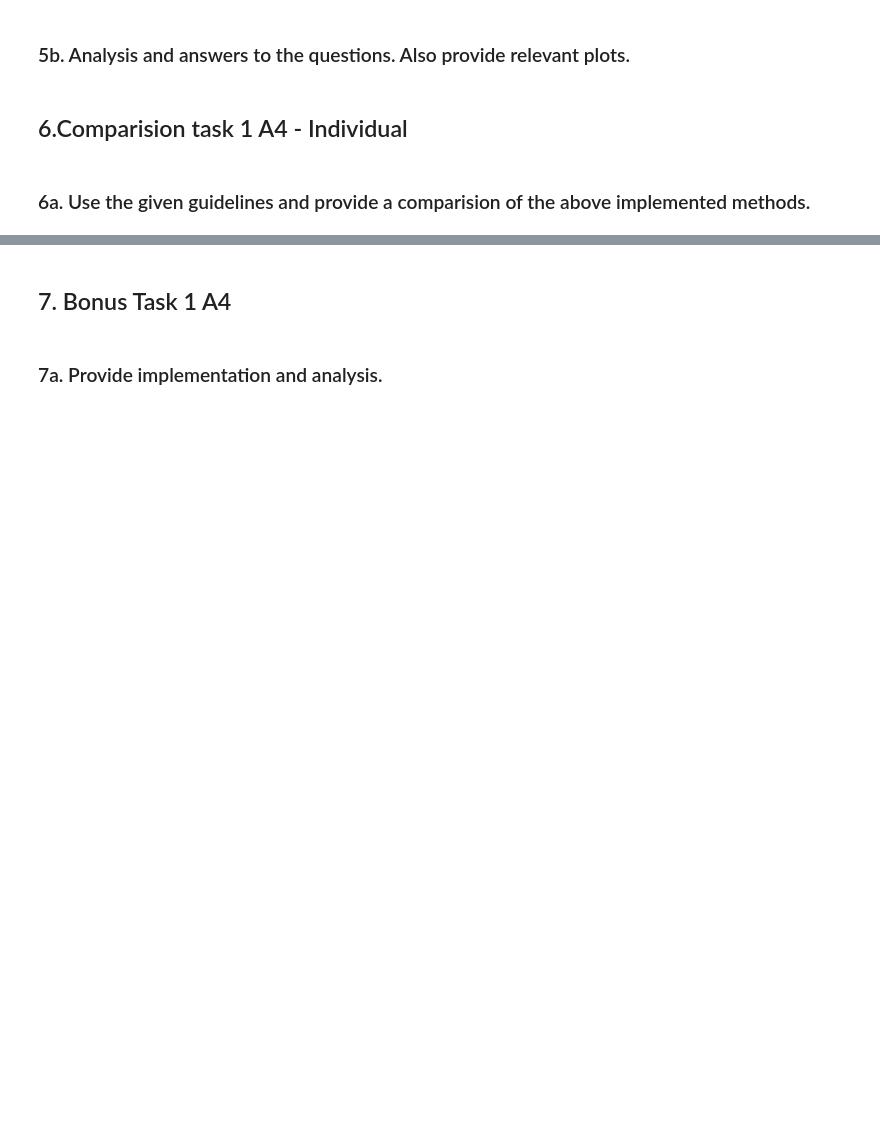
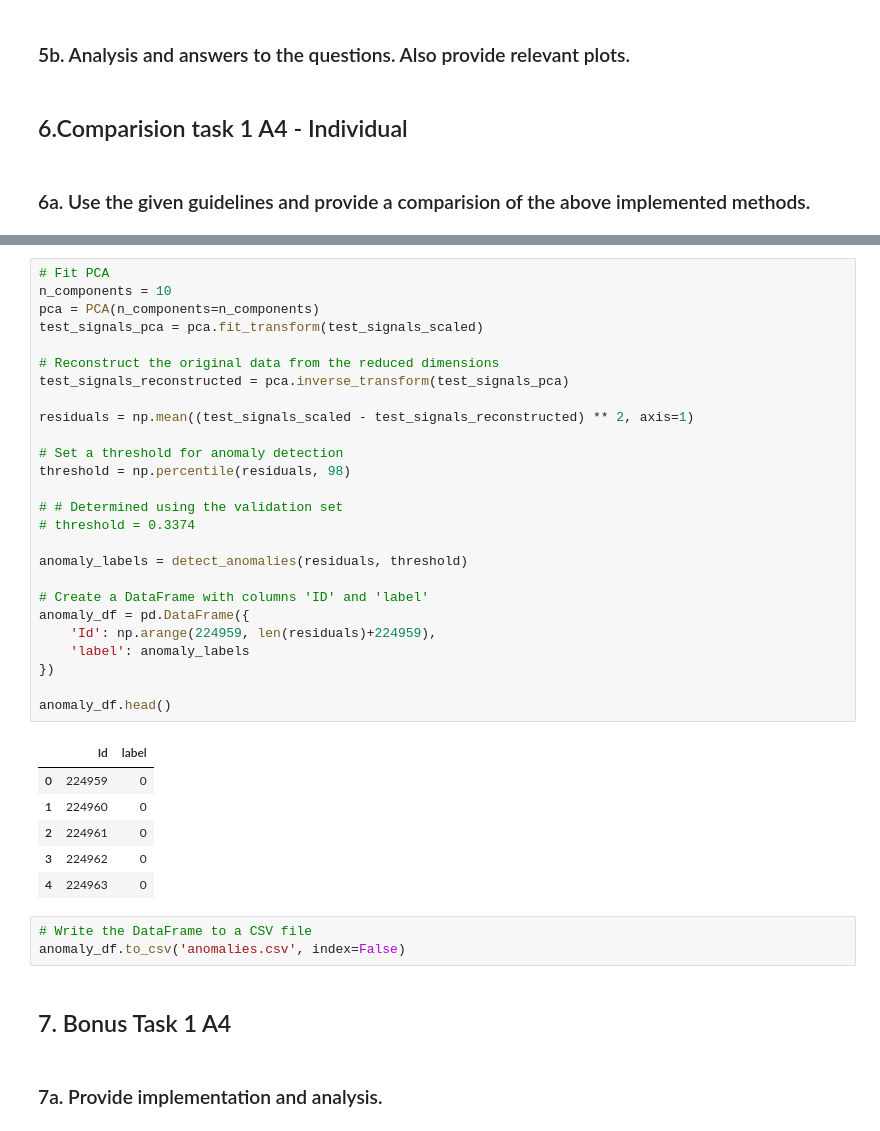
Before and after one commit to amar-mesic/cyber-data, a Jupyter notebook: lab-2/Lab2.ipynb, the cells around one changed output, grey strips where cells are left out. Cells and saved outputs as stored; diff of their text form; blank space fills up the shorter version.

```diff
--- a/lab-2/Lab2.ipynb
+++ b/lab-2/Lab2.ipynb
@@ -735,3 +907,39 @@ We study ARMA on different signals, some with few peaks, and other with a lot. W
+# %%
+# Fit PCA
+n_components = 10
+pca = PCA(n_components=n_components)
+test_signals_pca = pca.fit_transform(test_signals_scaled)
+
+# Reconstruct the original data from the reduced dimensions
+test_signals_reconstructed = pca.inverse_transform(test_signals_pca)
+
+residuals = np.mean((test_signals_scaled - test_signals_reconstructed) ** 2, axis=1)
+
+# Set a threshold for anomaly detection
+threshold = np.percentile(residuals, 98)
+
+# # Determined using the validation set
+# threshold = 0.3374
+
+anomaly_labels = detect_anomalies(residuals, threshold)
+
+# Create a DataFrame with columns 'ID' and 'label'
+anomaly_df = pd.DataFrame({
+    'Id': np.arange(224959, len(residuals)+224959),
+    'label': anomaly_labels
+})
+
+anomaly_df.head()
+# %% [output]
+|  | Id | label |
+| 0 | 224959 | 0 |
+| 1 | 224960 | 0 |
+| 2 | 224961 | 0 |
+| 3 | 224962 | 0 |
+| 4 | 224963 | 0 |
+# %%
+# Write the DataFrame to a CSV file
+anomaly_df.to_csv('anomalies.csv', index=False)
 # %% [markdown]
 ## 7. Bonus Task 1 A4
 # %% [markdown]
```
Also changed, not shown: parts of 7 cells of this notebook, 1 other file.
